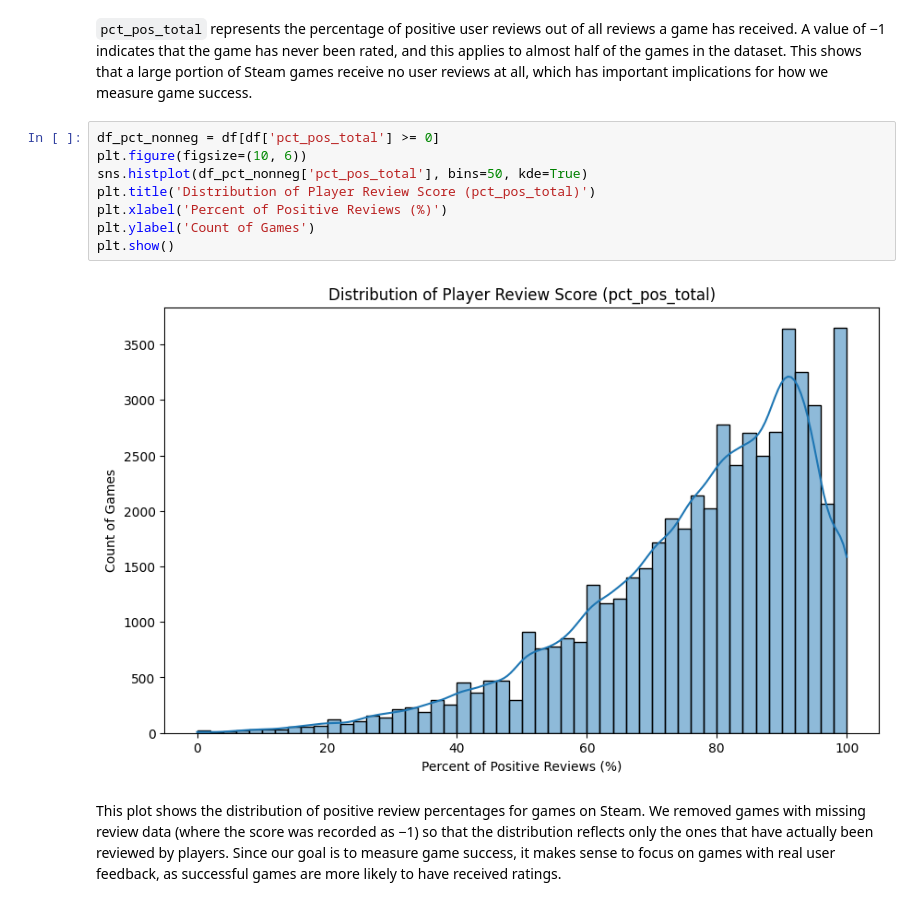
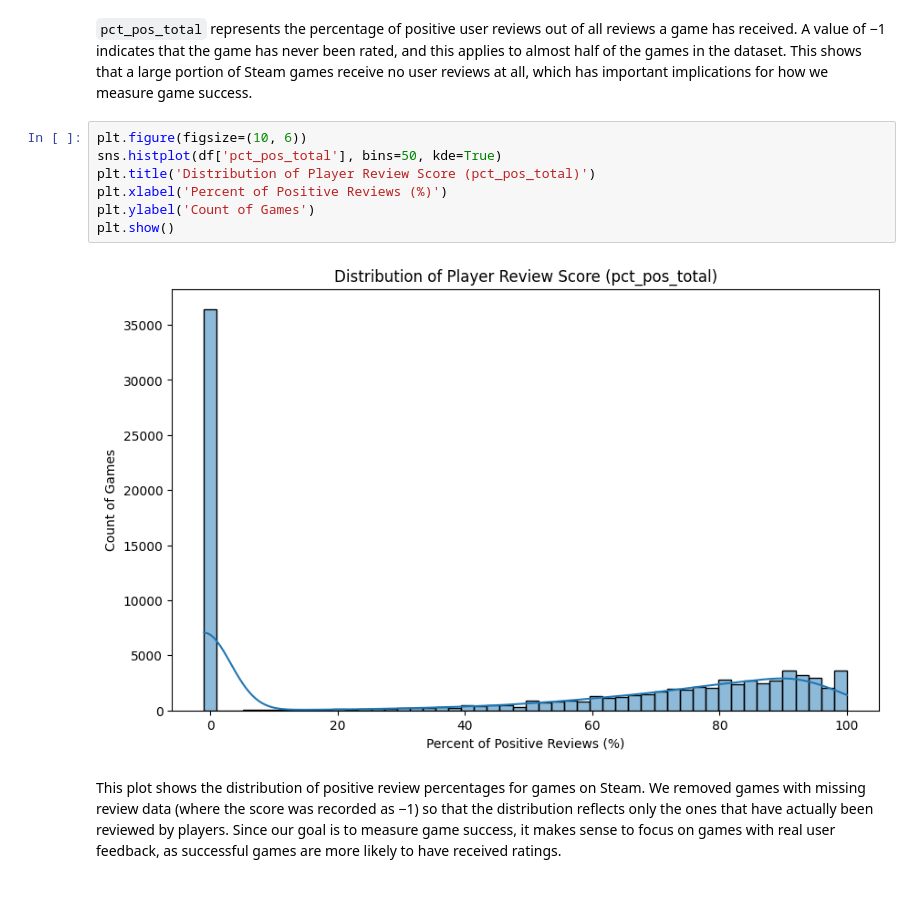
Before and after one commit to oscartsai2620/STAT315_Final, a Jupyter notebook: project.ipynb, the cells around one changed output. Saved outputs shown, nothing was run; the diff lists cells and outputs as text.

```diff
--- a/project.ipynb
+++ b/project.ipynb
@@ -244,15 +244,14 @@ Games with pct_pos_total < 0 (missing/invalid): 36419 out of 89618
 # %% [markdown]
 `pct_pos_total` represents the percentage of positive user reviews out of all reviews a game has received. A value of −1 indicates that the game has never been rated, and this applies to almost half of the games in the dataset. This shows that a large portion of Steam games receive no user reviews at all, which has important implications for how we measure game success.
 # %%
-df_pct_nonneg = df[df['pct_pos_total'] >= 0]
 plt.figure(figsize=(10, 6))
-sns.histplot(df_pct_nonneg['pct_pos_total'], bins=50, kde=True)
+sns.histplot(df['pct_pos_total'], bins=50, kde=True)
 plt.title('Distribution of Player Review Score (pct_pos_total)')
 plt.xlabel('Percent of Positive Reviews (%)')
 plt.ylabel('Count of Games')
 plt.show()
 # %% [output]
-[figure, old version]
+[figure, new version]
 # %% [markdown]
 This plot shows the distribution of positive review percentages for games on Steam. We removed games with missing review data (where the score was recorded as −1) so that the distribution reflects only the ones that have actually been reviewed by players. Since our goal is to measure game success, it makes sense to focus on games with real user feedback, as successful games are more likely to have received ratings.
 # %%
```
